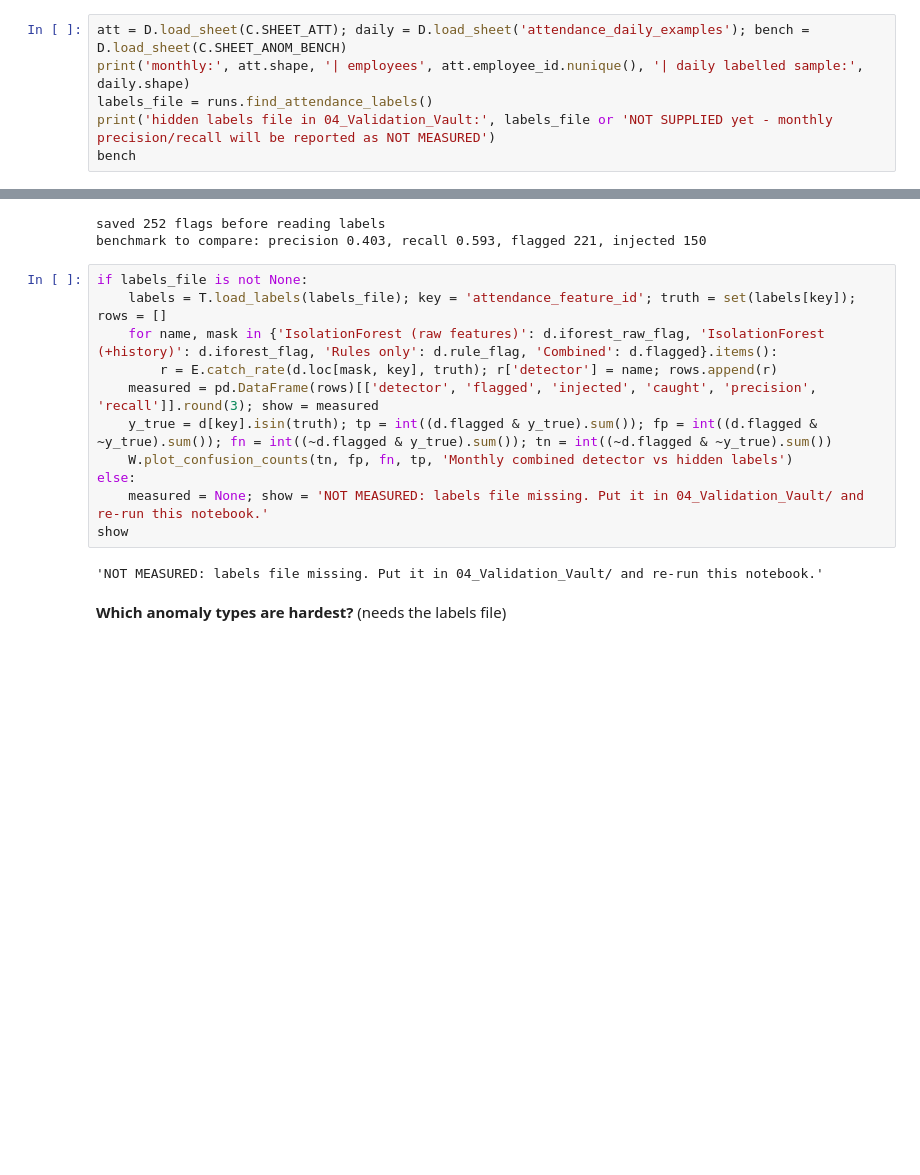
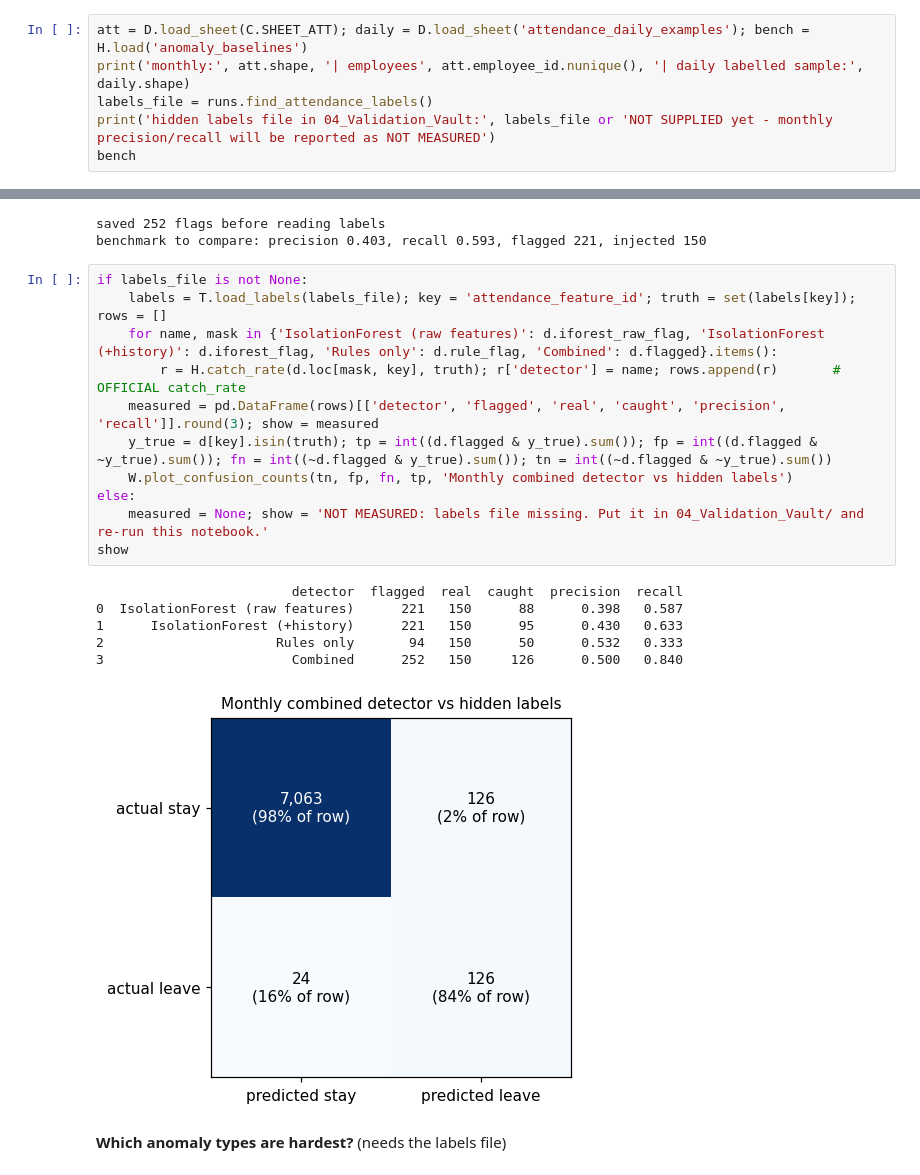
Before and after one commit to jaisurya04/cortexhr, a Jupyter notebook: 05_Starter/notebooks/04_attendance_anomalies.ipynb, the cells around one changed output, grey strips where cells are left out. Drawn from its saved outputs; the diff is of its cells as text; blank space fills up the shorter version.

```diff
--- a/05_Starter/notebooks/04_attendance_anomalies.ipynb
+++ b/05_Starter/notebooks/04_attendance_anomalies.ipynb
@@ -28,7 +29,7 @@ from cortexhr import attendance as T
 # Stage 1 of 12: Data Collection
 Attendance sheets, the reference benchmark, and the vault status.
 # %%
-att = D.load_sheet(C.SHEET_ATT); daily = D.load_sheet('attendance_daily_examples'); bench = D.load_sheet(C.SHEET_ANOM_BENCH)
+att = D.load_sheet(C.SHEET_ATT); daily = D.load_sheet('attendance_daily_examples'); bench = H.load('anomaly_baselines')
 print('monthly:', att.shape, '| employees', att.employee_id.nunique(), '| daily labelled sample:', daily.shape)
 labels_file = runs.find_attendance_labels()
 print('hidden labels file in 04_Validation_Vault:', labels_file or 'NOT SUPPLIED yet - monthly precision/recall will be reported as NOT MEASURED')
@@ -246,16 +247,21 @@ benchmark to compare: precision 0.403, recall 0.593, flagged 221, injected 150
 # %%
 if labels_file is not None:
     labels = T.load_labels(labels_file); key = 'attendance_feature_id'; truth = set(labels[key]); rows = []
     for name, mask in {'IsolationForest (raw features)': d.iforest_raw_flag, 'IsolationForest (+history)': d.iforest_flag, 'Rules only': d.rule_flag, 'Combined': d.flagged}.items():
-        r = E.catch_rate(d.loc[mask, key], truth); r['detector'] = name; rows.append(r)
-    measured = pd.DataFrame(rows)[['detector', 'flagged', 'injected', 'caught', 'precision', 'recall']].round(3); show = measured
+        r = H.catch_rate(d.loc[mask, key], truth); r['detector'] = name; rows.append(r)       # OFFICIAL catch_rate
+    measured = pd.DataFrame(rows)[['detector', 'flagged', 'real', 'caught', 'precision', 'recall']].round(3); show = measured
     y_true = d[key].isin(truth); tp = int((d.flagged & y_true).sum()); fp = int((d.flagged & ~y_true).sum()); fn = int((~d.flagged & y_true).sum()); tn = int((~d.flagged & ~y_true).sum())
     W.plot_confusion_counts(tn, fp, fn, tp, 'Monthly combined detector vs hidden labels')
 else:
     measured = None; show = 'NOT MEASURED: labels file missing. Put it in 04_Validation_Vault/ and re-run this notebook.'
 show
 # %% [output]
-'NOT MEASURED: labels file missing. Put it in 04_Validation_Vault/ and re-run this notebook.'
+                         detector  flagged  real  caught  precision  recall
+0  IsolationForest (raw features)      221   150      88      0.398   0.587
+1      IsolationForest (+history)      221   150      95      0.430   0.633
+2                      Rules only       94   150      50      0.532   0.333
+3                        Combined      252   150     126      0.500   0.840
+[figure, added]
 # %% [markdown]
 **Which anomaly types are hardest?** (needs the labels file)
 # %%
```
Also changed, not shown: parts of 8 cells of this notebook, 33 other files.
